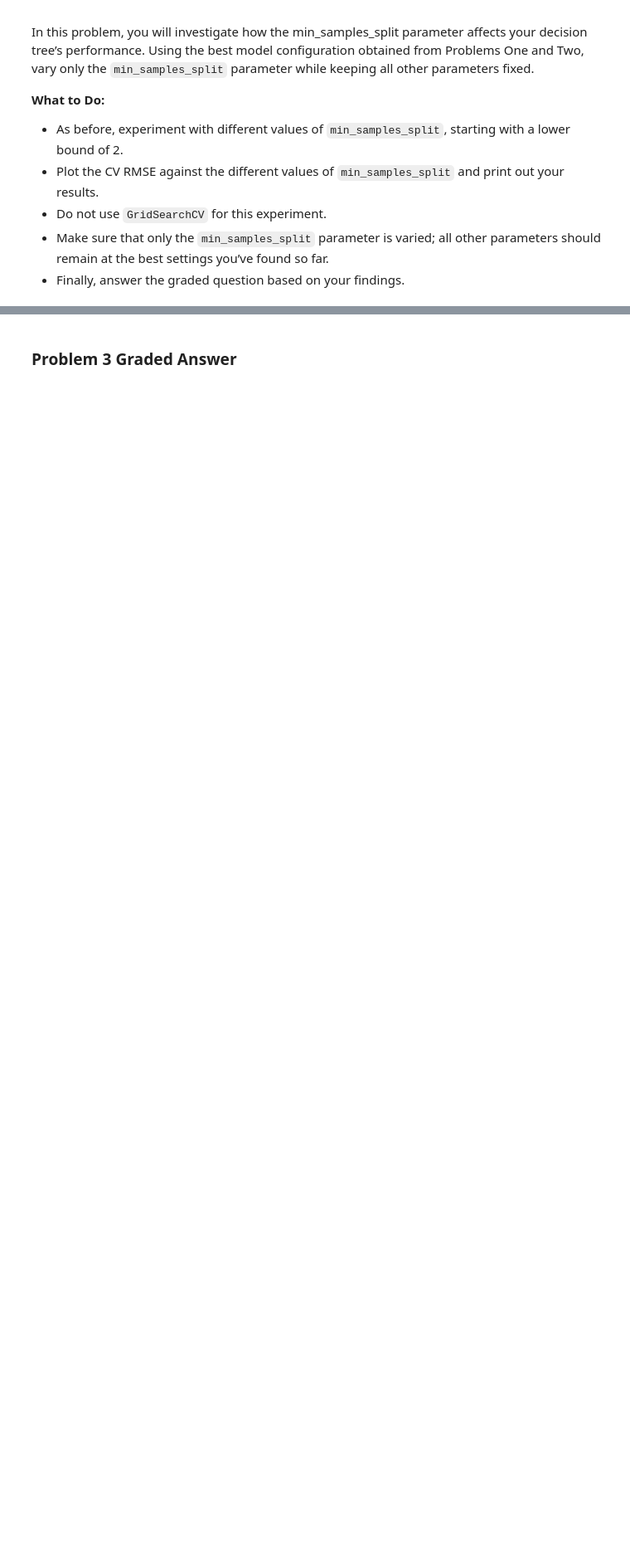
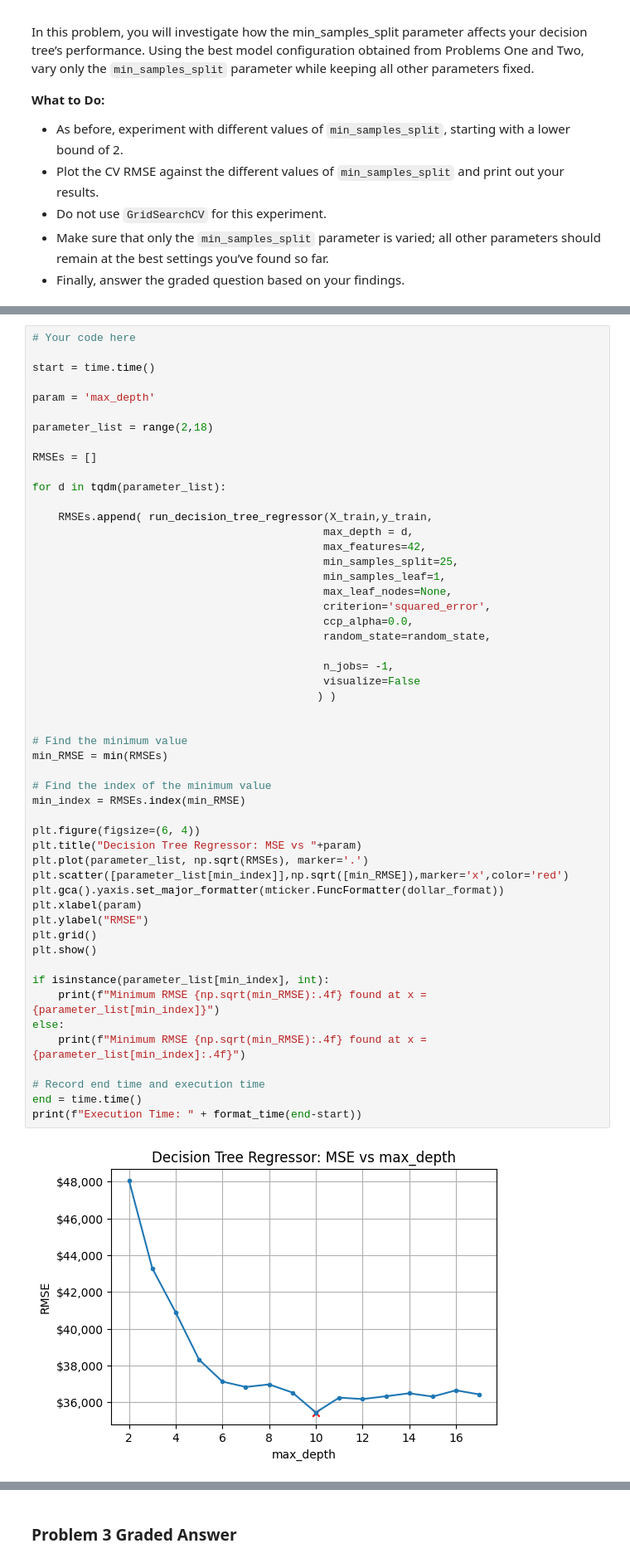
Before and after one commit to els246/Mod-3-HW-6-, a Jupyter notebook: Homework_06.ipynb, the cells around one changed output, grey strips where cells are left out. Shown: that part at 83% size. Saved outputs shown, nothing was run; the diff lists cells and outputs as text; blank space fills up the shorter version.

```diff
--- a/Homework_06.ipynb
+++ b/Homework_06.ipynb
@@ -541,0 +540,54 @@ In this problem, you will investigate how the min_samples_split parameter affect
+# %%
+# Your code here
+
+start = time.time()
+
+param = 'max_depth'
+
+parameter_list = range(2,18)
+
+RMSEs = []
+
+for d in tqdm(parameter_list):
+
+    RMSEs.append( run_decision_tree_regressor(X_train,y_train,
+                                             max_depth = d,
+                                             max_features=42,
+                                             min_samples_split=25,
+                                             min_samples_leaf=1,
+                                             max_leaf_nodes=None,
+                                             criterion='squared_error',
+                                             ccp_alpha=0.0,
+                                             random_state=random_state,
+
+                                             n_jobs= -1,
+                                             visualize=False
+                                            ) )
+
+
+# Find the minimum value
+min_RMSE = min(RMSEs)
+
+# Find the index of the minimum value
+min_index = RMSEs.index(min_RMSE)
+
+plt.figure(figsize=(6, 4))
+plt.title("Decision Tree Regressor: MSE vs "+param)
+plt.plot(parameter_list, np.sqrt(RMSEs), marker='.')
+plt.scatter([parameter_list[min_index]],np.sqrt([min_RMSE]),marker='x',color='red')
+plt.gca().yaxis.set_major_formatter(mticker.FuncFormatter(dollar_format))
+plt.xlabel(param)
+plt.ylabel("RMSE")
+plt.grid()
+plt.show()
+
+if isinstance(parameter_list[min_index], int):
+    print(f"Minimum RMSE {np.sqrt(min_RMSE):.4f} found at x = {parameter_list[min_index]}")
+else:
+    print(f"Minimum RMSE {np.sqrt(min_RMSE):.4f} found at x = {parameter_list[min_index]:.4f}")
+
+# Record end time and execution time
+end = time.time()
+print(f"Execution Time: " + format_time(end-start))
+# %% [output]
+[figure, added]
```
Also changed, not shown: parts of 4 cells of this notebook.
